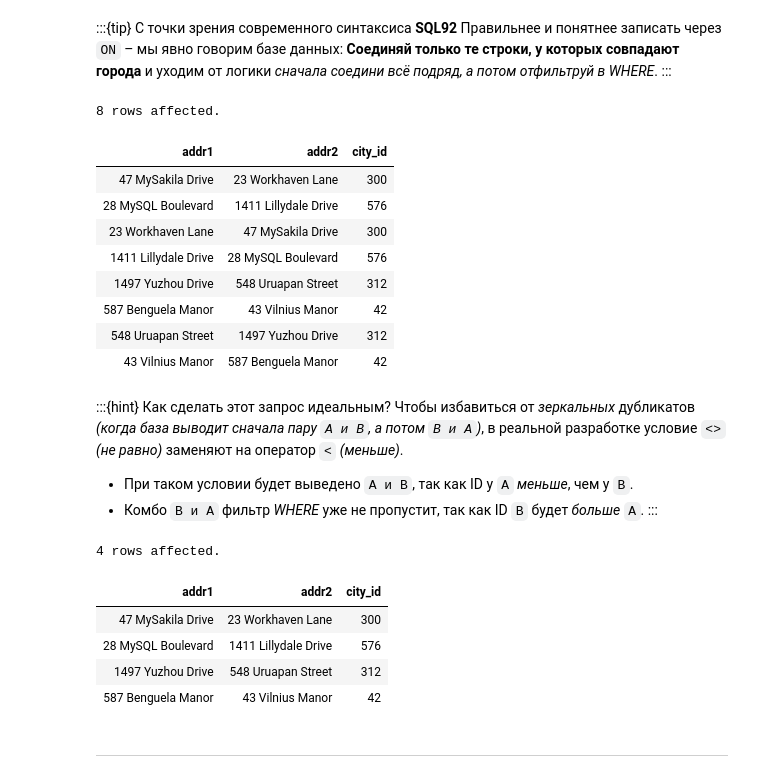
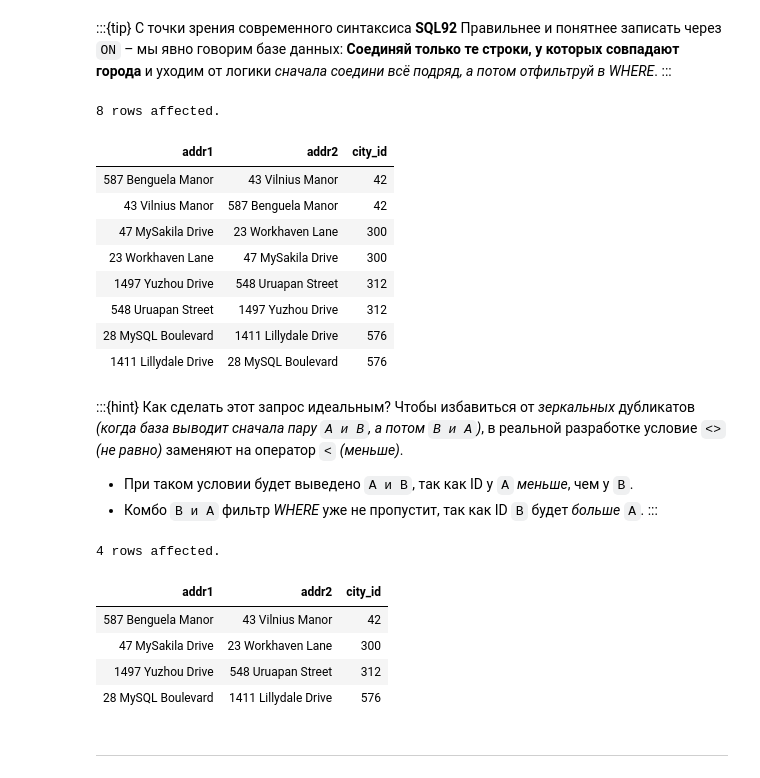
Before and after one commit to magus1968/learning-sql, a Jupyter notebook: docs/chapters/ch05.ipynb, the cells around one changed output. Cells and saved outputs as stored; diff of their text form; code cells hidden in the pictures.

```diff
--- a/docs/chapters/ch05.ipynb
+++ b/docs/chapters/ch05.ipynb
@@ -342,3 +465,5 @@ WHERE a.district = 'California';
+# %%
+pd.set_option('display.max_rows', 20)
 # %% [markdown]
 ### Использование одной таблицы дважды
 
@@ -498,3 +562,0 @@ shape: (54, 1)
-# %%
-# Способ 2: в Pandas уменьшаем порог срабатывания усечения строк
-pd.set_option('display.max_rows', 10)
@@ -691,23 +760,24 @@ WHERE a1.city_id = a2.city_id
 # %%
 %%sql
 -- С точки зрения современного синтаксиса SQL92
 -- правильнее и понятнее записать через `ON`
 SELECT a1.address addr1, a2.address addr2, a1.city_id
 FROM address a1
   INNER JOIN address a2
   ON a1.city_id = a2.city_id
-WHERE a1.address_id <> a2.address_id;
+WHERE a1.address_id <> a2.address_id
+ORDER BY a1.city_id;
 # %% [output]
 8 rows affected.
 | addr1 | addr2 | city_id |
+| 587 Benguela Manor | 43 Vilnius Manor | 42 |
+| 43 Vilnius Manor | 587 Benguela Manor | 42 |
 | 47 MySakila Drive | 23 Workhaven Lane | 300 |
+| 23 Workhaven Lane | 47 MySakila Drive | 300 |
+| 1497 Yuzhou Drive | 548 Uruapan Street | 312 |
+| 548 Uruapan Street | 1497 Yuzhou Drive | 312 |
 | 28 MySQL Boulevard | 1411 Lillydale Drive | 576 |
-| 23 Workhaven Lane | 47 MySakila Drive | 300 |
 | 1411 Lillydale Drive | 28 MySQL Boulevard | 576 |
-| 1497 Yuzhou Drive | 548 Uruapan Street | 312 |
-| 587 Benguela Manor | 43 Vilnius Manor | 42 |
-| 548 Uruapan Street | 1497 Yuzhou Drive | 312 |
-| 43 Vilnius Manor | 587 Benguela Manor | 42 |
 # %% [markdown]
 :::{hint} Как сделать этот запрос идеальным?
 Чтобы избавиться от _зеркальных_ дубликатов _(когда база выводит сначала пару `A и B`, а потом `B и A`)_, в реальной разработке условие `<>` _(не равно)_ заменяют на оператор `<` _(меньше)_.
@@ -721,14 +791,15 @@ SELECT a1.address addr1, a2.address addr2, a1.city_id
 FROM address a1
   INNER JOIN address a2
   ON a1.city_id = a2.city_id
-WHERE a1.address_id < a2.address_id;
+WHERE a1.address_id < a2.address_id
+ORDER BY a1.city_id;
 # %% [output]
 4 rows affected.
 | addr1 | addr2 | city_id |
+| 587 Benguela Manor | 43 Vilnius Manor | 42 |
 | 47 MySakila Drive | 23 Workhaven Lane | 300 |
+| 1497 Yuzhou Drive | 548 Uruapan Street | 312 |
 | 28 MySQL Boulevard | 1411 Lillydale Drive | 576 |
-| 1497 Yuzhou Drive | 548 Uruapan Street | 312 |
-| 587 Benguela Manor | 43 Vilnius Manor | 42 |
 # %% [markdown]
 
 ---
```
Also changed, not shown: parts of 48 cells of this notebook.
